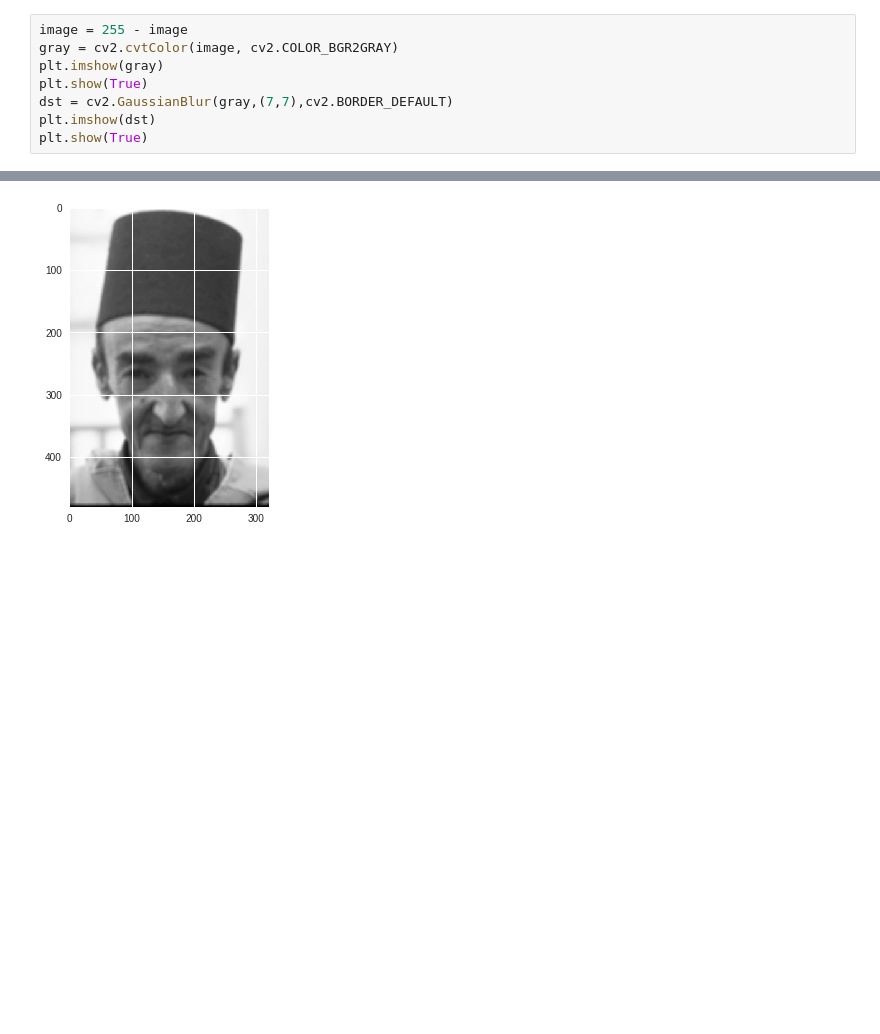
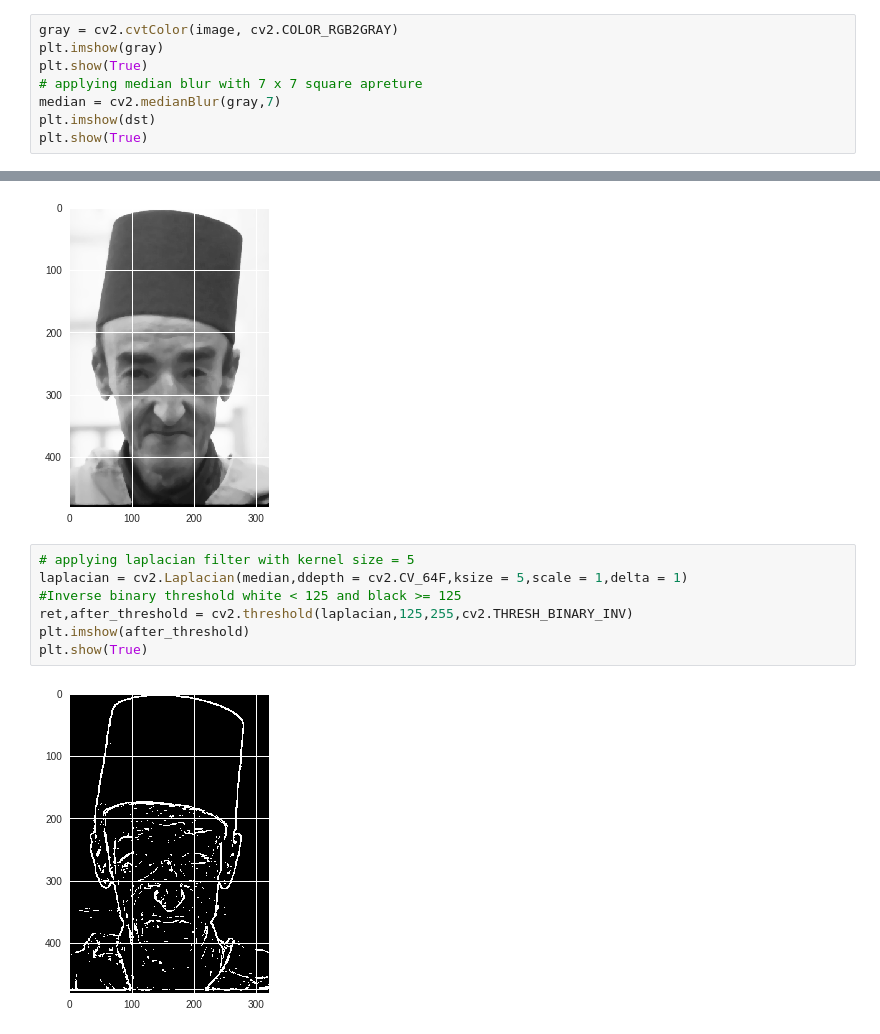
Before and after one commit to FNSYacoub/Cartoonify-Images, a Jupyter notebook: Cartoonify_Images.ipynb, the cells around one changed output, grey strips where cells are left out. Saved outputs shown, nothing was run; the diff lists cells and outputs as text; blank space fills up the shorter version.

Commit message:
Applied inverse binary threshold to the output of the laplacian filter

```diff
--- a/Cartoonify_Images.ipynb
+++ b/Cartoonify_Images.ipynb
@@ -70,13 +70,22 @@ image.shape
 # %% [markdown]
 # Code
 # %%
-image = 255 - image
-gray = cv2.cvtColor(image, cv2.COLOR_BGR2GRAY)
+gray = cv2.cvtColor(image, cv2.COLOR_RGB2GRAY)
 plt.imshow(gray)
 plt.show(True)
-dst = cv2.GaussianBlur(gray,(7,7),cv2.BORDER_DEFAULT)
+# applying median blur with 7 x 7 square apreture
+median = cv2.medianBlur(gray,7)
 plt.imshow(dst)
 plt.show(True)
 # %% [output]
 [figure]
 [figure]
+# %%
+# applying laplacian filter with kernel size = 5
+laplacian = cv2.Laplacian(median,ddepth = cv2.CV_64F,ksize = 5,scale = 1,delta = 1)
+#Inverse binary threshold white < 125 and black >= 125
+ret,after_threshold = cv2.threshold(laplacian,125,255,cv2.THRESH_BINARY_INV)
+plt.imshow(after_threshold)
+plt.show(True)
+# %% [output]
+[figure, added]
```
